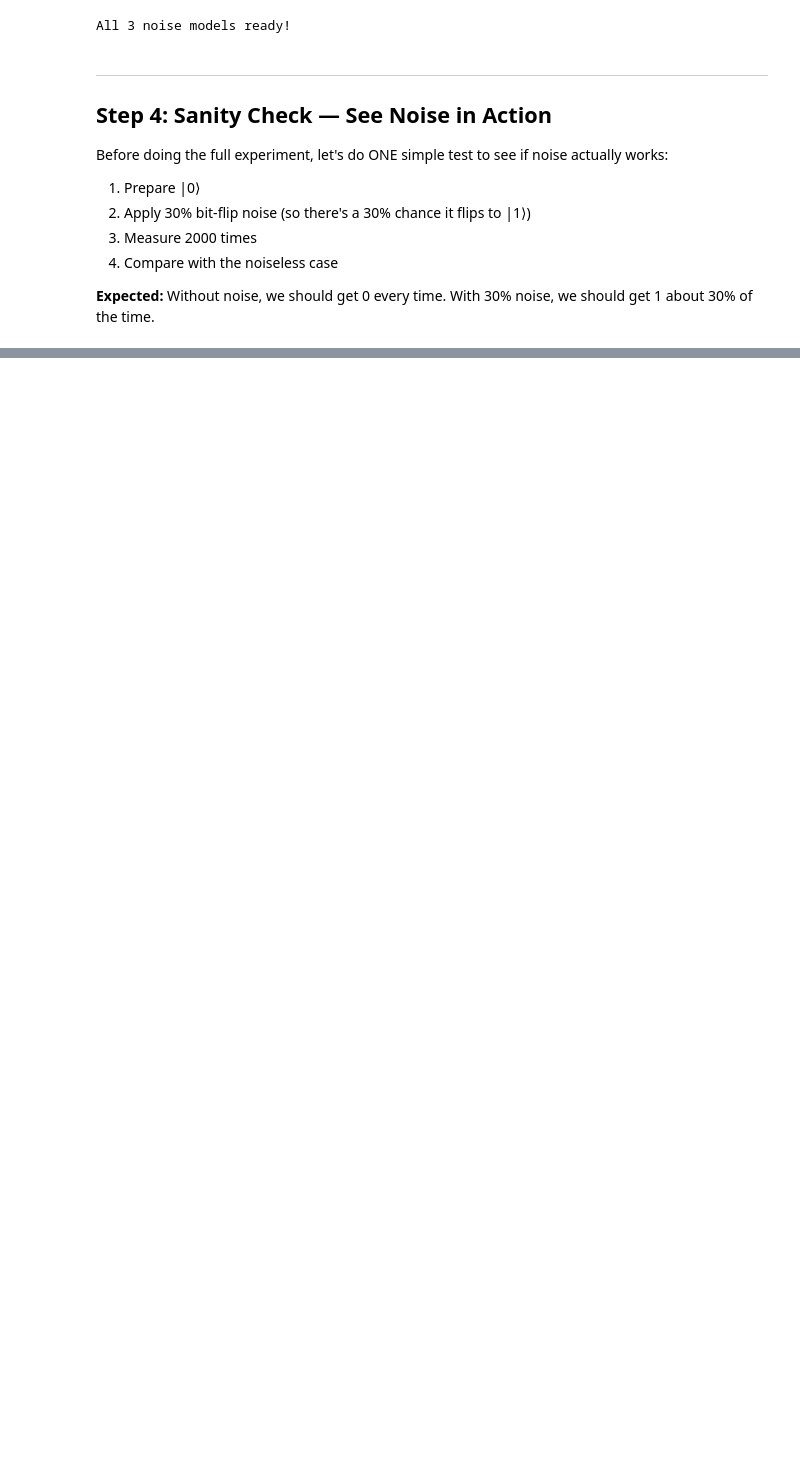
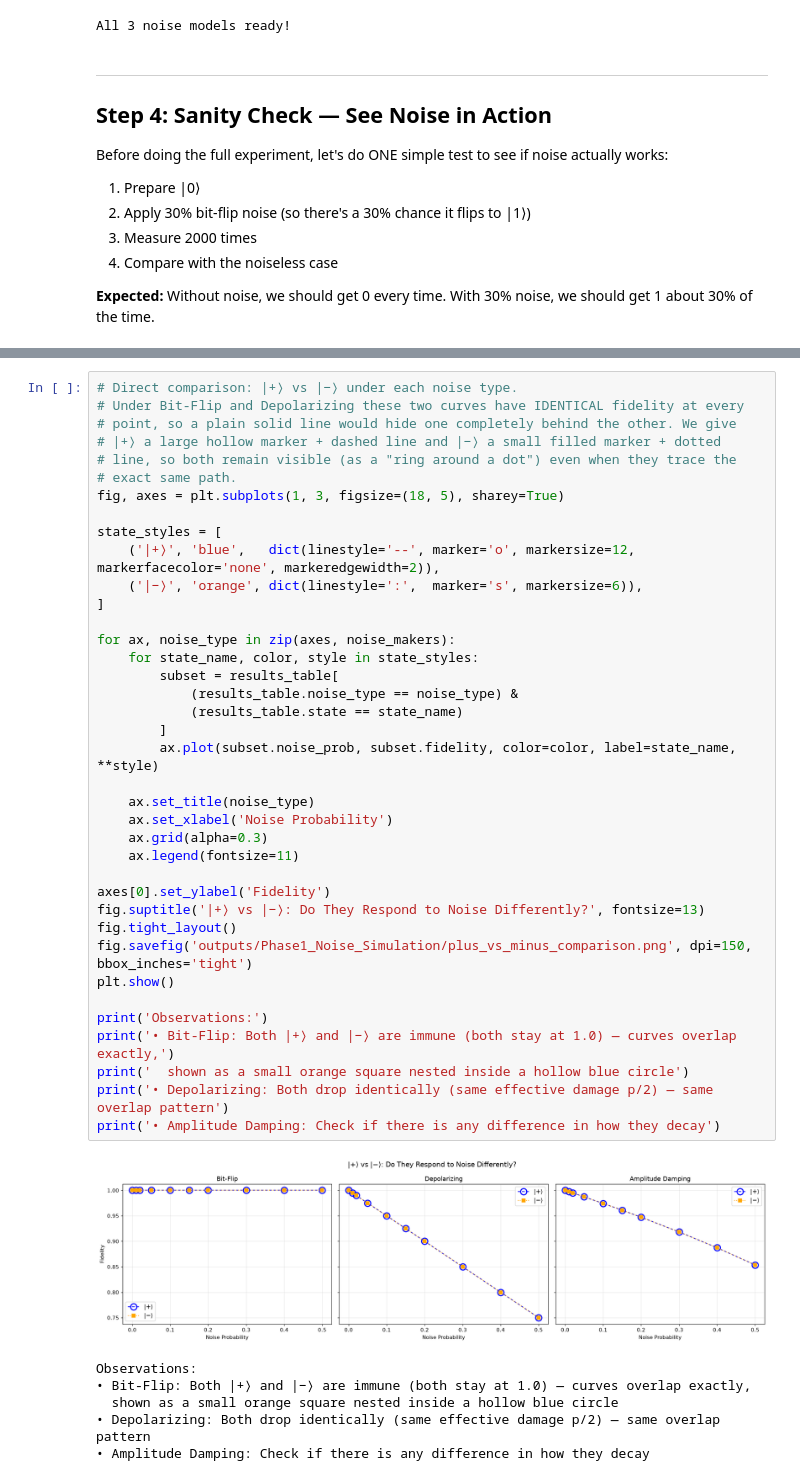
Before and after one commit to Suman-Maitreya/quantum-error-correction-simulation, a Jupyter notebook: Phase1_Noise_Simulation.ipynb, the cells around one changed output, grey strips where cells are left out. Cells and saved outputs as stored; diff of their text form; blank space fills up the shorter version.

```diff
--- a/Phase1_Noise_Simulation.ipynb
+++ b/Phase1_Noise_Simulation.ipynb
@@ -323,2 +528,47 @@ print('• Depolarizing: ALL states get damaged — its the most destructive noi
+# %%
+# Direct comparison: |+⟩ vs |−⟩ under each noise type.
+# Under Bit-Flip and Depolarizing these two curves have IDENTICAL fidelity at every
+# point, so a plain solid line would hide one completely behind the other. We give
+# |+⟩ a large hollow marker + dashed line and |−⟩ a small filled marker + dotted
+# line, so both remain visible (as a "ring around a dot") even when they trace the
+# exact same path.
+fig, axes = plt.subplots(1, 3, figsize=(18, 5), sharey=True)
+
+state_styles = [
+    ('|+⟩', 'blue',   dict(linestyle='--', marker='o', markersize=12, markerfacecolor='none', markeredgewidth=2)),
+    ('|−⟩', 'orange', dict(linestyle=':',  marker='s', markersize=6)),
+]
+
+for ax, noise_type in zip(axes, noise_makers):
+    for state_name, color, style in state_styles:
+        subset = results_table[
+            (results_table.noise_type == noise_type) &
+            (results_table.state == state_name)
+        ]
+        ax.plot(subset.noise_prob, subset.fidelity, color=color, label=state_name, **style)
+
+    ax.set_title(noise_type)
+    ax.set_xlabel('Noise Probability')
+    ax.grid(alpha=0.3)
+    ax.legend(fontsize=11)
+
+axes[0].set_ylabel('Fidelity')
+fig.suptitle('|+⟩ vs |−⟩: Do They Respond to Noise Differently?', fontsize=13)
+fig.tight_layout()
+fig.savefig('outputs/Phase1_Noise_Simulation/plus_vs_minus_comparison.png', dpi=150, bbox_inches='tight')
+plt.show()
+
+print('Observations:')
+print('• Bit-Flip: Both |+⟩ and |−⟩ are immune (both stay at 1.0) — curves overlap exactly,')
+print('  shown as a small orange square nested inside a hollow blue circle')
+print('• Depolarizing: Both drop identically (same effective damage p/2) — same overlap pattern')
+print('• Amplitude Damping: Check if there is any difference in how they decay')
+# %% [output]
+[figure, added]
+Observations:
+• Bit-Flip: Both |+⟩ and |−⟩ are immune (both stay at 1.0) — curves overlap exactly,
+  shown as a small orange square nested inside a hollow blue circle
+• Depolarizing: Both drop identically (same effective damage p/2) — same overlap pattern
+• Amplitude Damping: Check if there is any difference in how they decay
 # %% [markdown]
 ---
```
Also changed, not shown: parts of 19 cells of this notebook, 5 other files.
